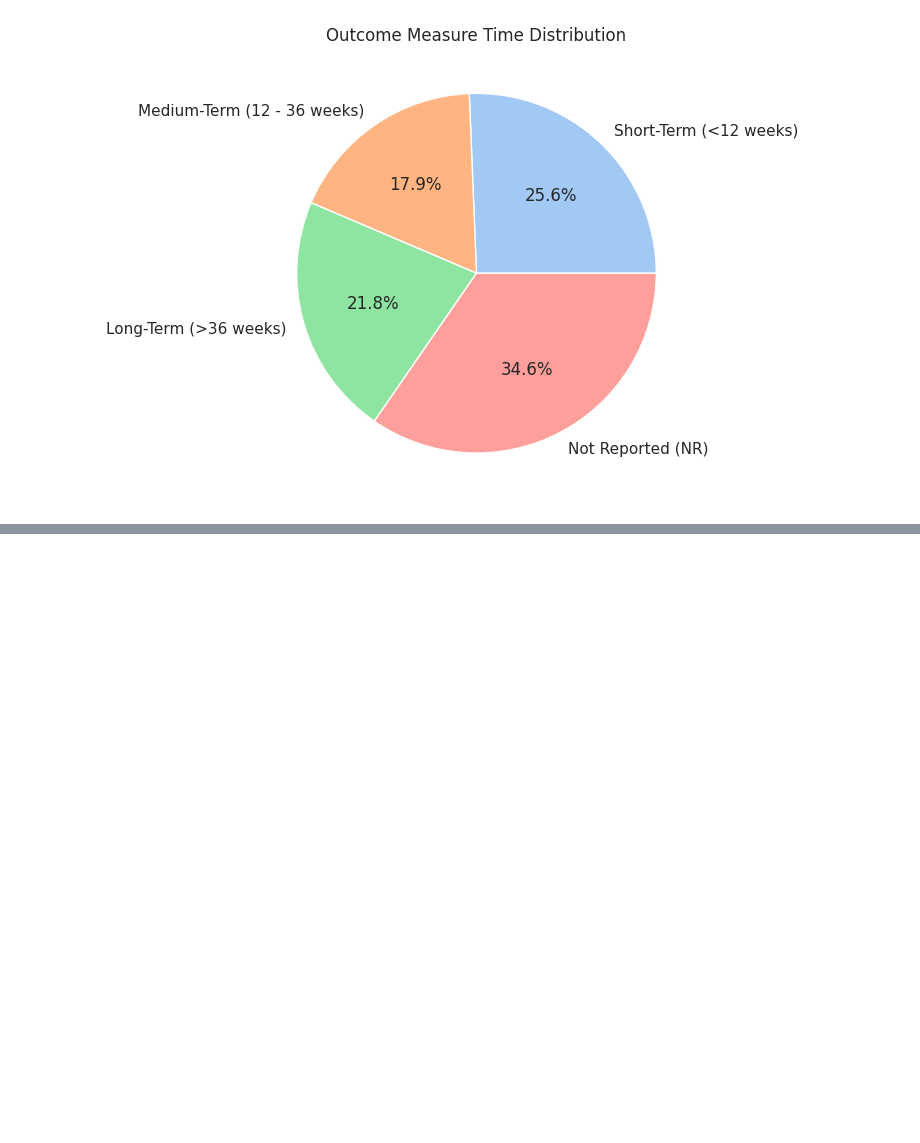
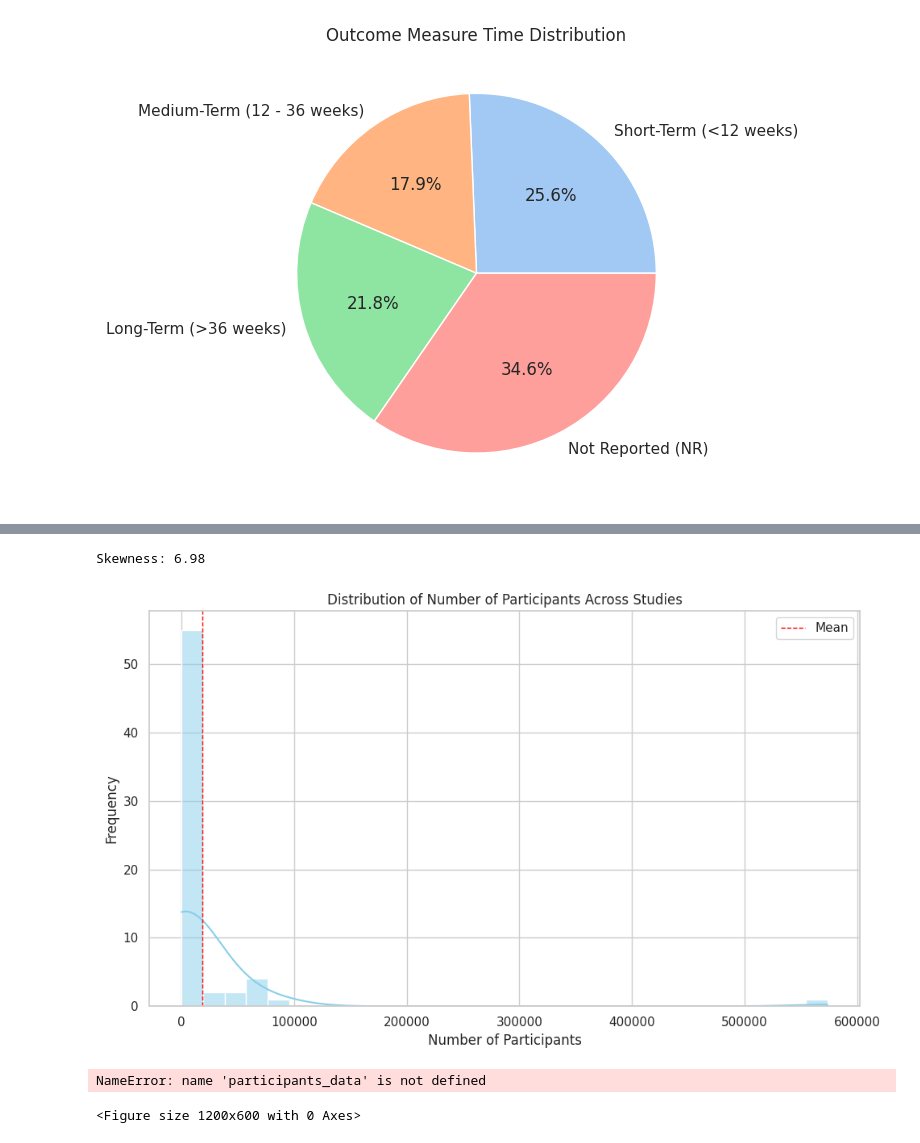
Before and after one commit to AJISHA-NAYEEM/Python-notes, a Jupyter notebook: Untitled14.ipynb, the cells around one changed output, grey strips where cells are left out. Cells and saved outputs as stored; diff of their text form; code cells hidden in the pictures; blank space fills up the shorter version.

```diff
--- a/Untitled14.ipynb
+++ b/Untitled14.ipynb
@@ -149,0 +150,39 @@ Passing `palette` without assigning `hue` is deprecated and will be removed in v
+# %%
+
+from scipy.stats import skew
+
+
+# Ensure correct column name
+participant_col = 'No of participants'
+
+# Drop missing or non-numeric values
+df[participant_col] = pd.to_numeric(df[participant_col], errors='coerce')
+df_clean = df.dropna(subset=[participant_col])
+
+# Calculate skewness
+skewness = skew(df_clean[participant_col])
+print(f"Skewness: {skewness:.2f}")
+
+# Plot the histogram
+plt.figure(figsize=(10, 6))
+sns.histplot(df_clean[participant_col], bins=30, kde=True, color='skyblue')
+plt.title('Distribution of Number of Participants Across Studies')
+plt.xlabel('Number of Participants')
+plt.ylabel('Frequency')
+plt.axvline(df_clean[participant_col].mean(), color='red', linestyle='dashed', linewidth=1, label='Mean')
+plt.legend()
+plt.tight_layout()
+plt.show()
+# %% [output]
+Skewness: 6.98
+[figure, added]
+# %%
+plt.figure(figsize=(12, 6))
+sns.histplot(participants_data, bins=30, kde=True)
+plt.title('Distribution of Number of Participants in Studies')
+plt.xlabel('Number of Participants')
+plt.ylabel('Frequency')
+plt.show()
+# %% [output]
+NameError: name 'participants_data' is not defined
+<Figure size 1200x600 with 0 Axes>
```
Also changed, not shown: parts of 3 cells of this notebook.
